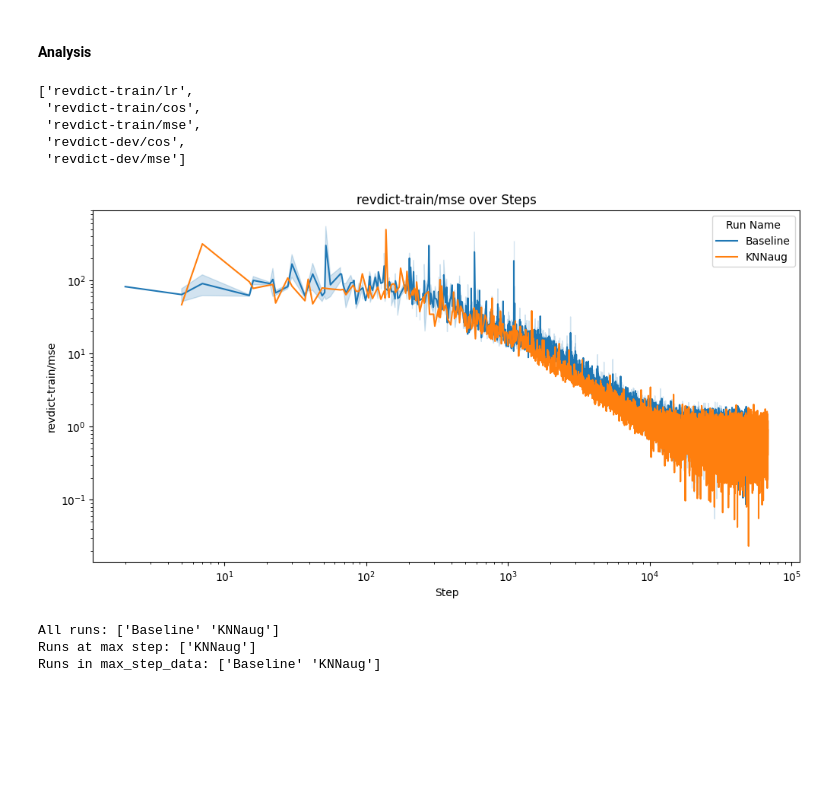
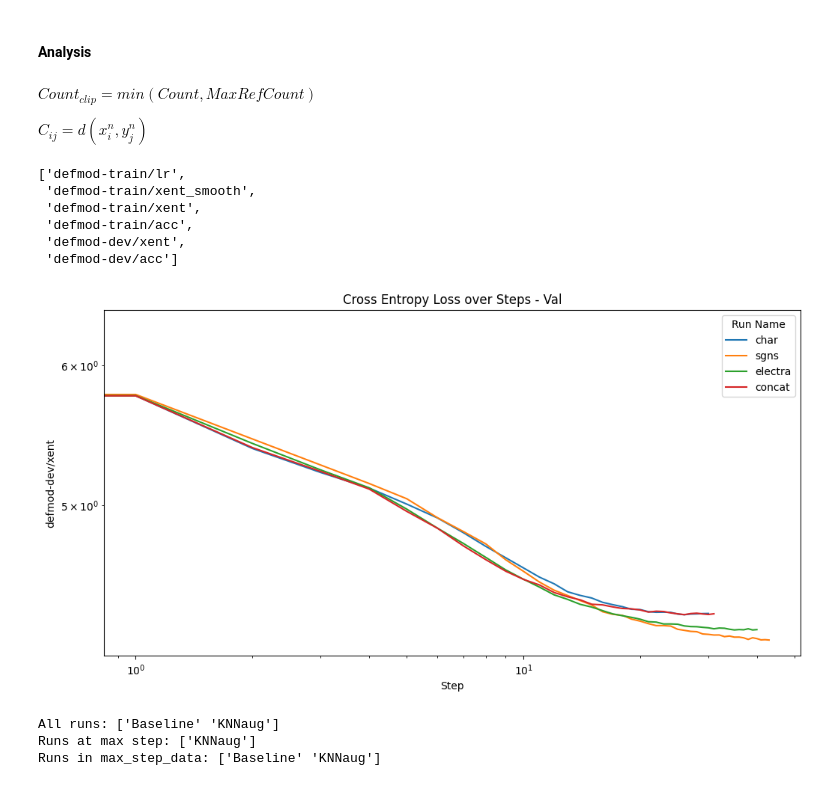
Before and after one commit to tasisso/codwoe, a Jupyter notebook: Colab_setup_dm.ipynb, the cells around one changed output. Saved outputs shown, nothing was run; the diff lists cells and outputs as text; code cells hidden in the pictures; blank space fills up the shorter version.

```diff
--- a/Colab_setup_dm.ipynb
+++ b/Colab_setup_dm.ipynb
@@ -217,11 +267,18 @@ The submission will be understood as follows:
         Submission predicts these embeddings: sgns.
 # %% [markdown]
 #### Analysis
+# %% [markdown]
+$Count_{clip} = min(Count, MaxRefCount)$
+
+
+$C_{ij} = d(x_{i}^n,y_{j}^n)$
 # %%
 #Include relevant log folders for each model
 run_logs = {
-    'Baseline': 'baseline_archs/logs/revdict-baseline',
-    'KNNaug': 'logs/revdict-KNNaug'
+    'char': 'baseline_archs/logs/defmod-baseline-char',
+    'sgns': 'baseline_archs/logs/defmod-baseline-sgns',
+    'electra': 'baseline_archs/logs/defmod-baseline-electra',
+    'concat': 'logs/defmod-concat'
 }
 # %%
 import pandas as pd
@@ -280,7 +337,7 @@ def plot_metric_over_steps(df, metric_name, xlog=False, ylog=False):
     """
     plt.figure(figsize=(12, 6))  # Adjust figure size as needed
     sns.lineplot(data=df[df['metric'] == metric_name], x="step", y="value", hue="run_name")
-    plt.title(f"{metric_name} over Steps")
+    plt.title("Cross Entropy Loss over Steps - Val")
     plt.xlabel("Step")
     plt.ylabel(metric_name)
     plt.legend(title="Run Name")
@@ -292,15 +349,16 @@ def plot_metric_over_steps(df, metric_name, xlog=False, ylog=False):
 # %%
 final_df['metric'].unique().tolist()
 # %% [output]
-['revdict-train/lr',
- 'revdict-train/cos',
- 'revdict-train/mse',
- 'revdict-dev/cos',
- 'revdict-dev/mse']
+['defmod-train/lr',
+ 'defmod-train/xent_smooth',
+ 'defmod-train/xent',
+ 'defmod-train/acc',
+ 'defmod-dev/xent',
+ 'defmod-dev/acc']
 # %%
-plot_metric_over_steps(final_df, 'revdict-train/mse', xlog=True, ylog=True)
+plot_metric_over_steps(final_df, 'defmod-dev/xent', xlog=True, ylog=True)
 # %% [output]
-[figure, old version]
+[figure, new version]
 # %%
 
 import numpy as np
```
Also changed, not shown: parts of 12 cells of this notebook.
